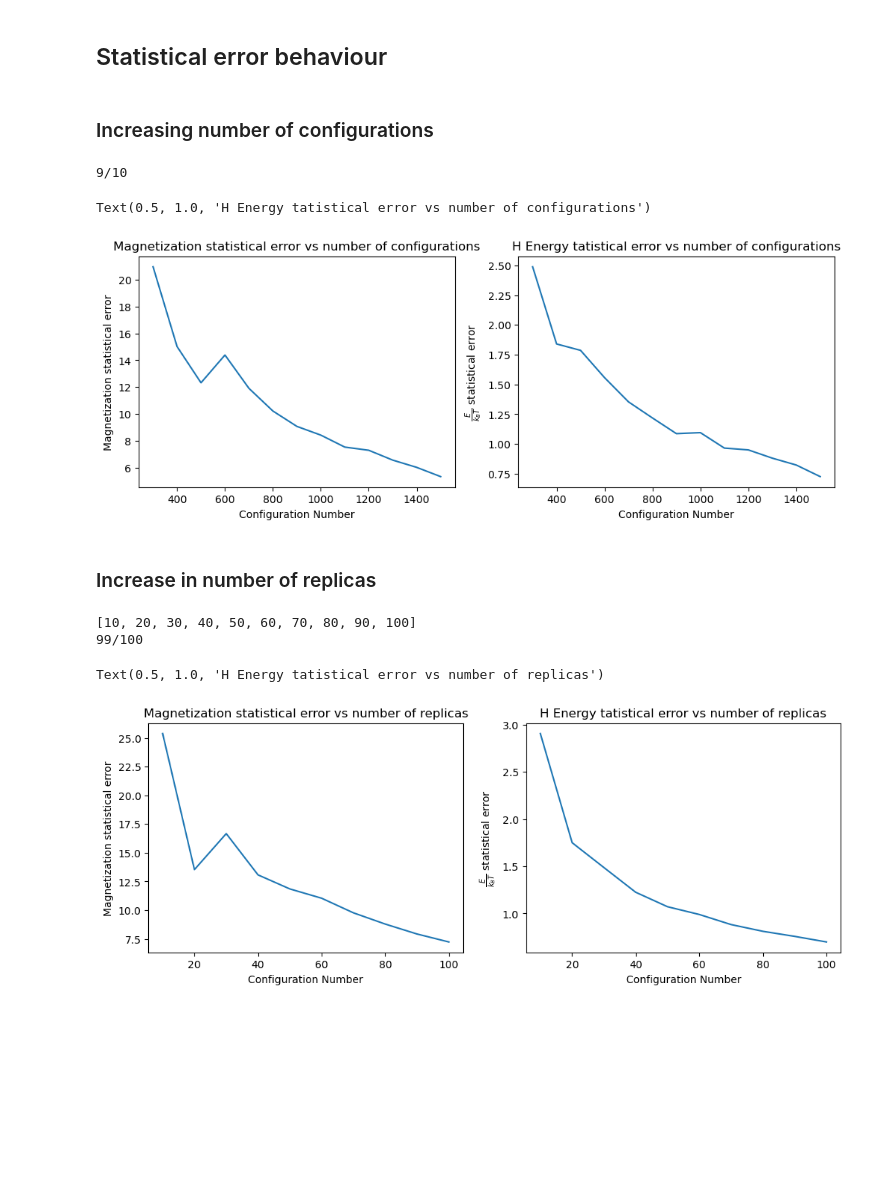
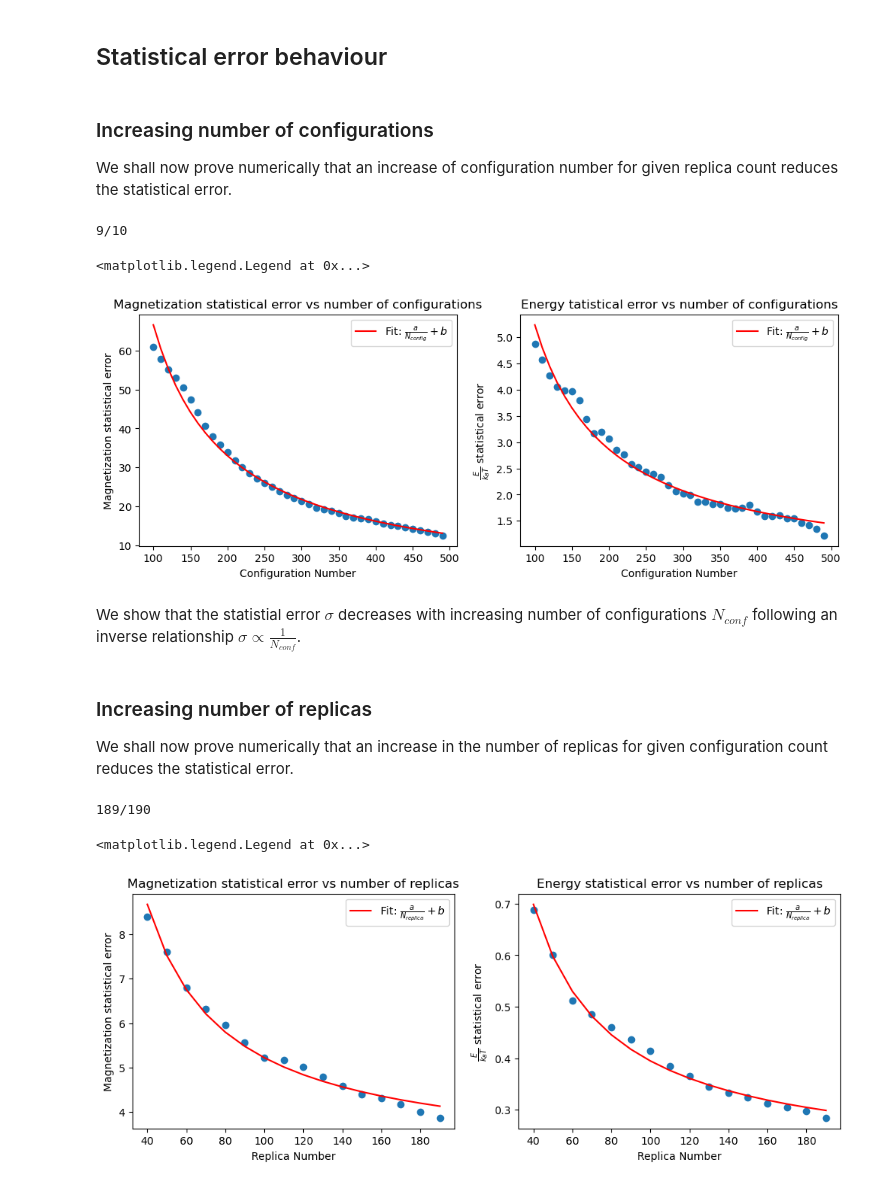
Before and after one commit to Quanta-Dan/comp_phys, a Jupyter notebook: ising.ipynb, the cells around one changed output. Drawn from its saved outputs; the diff is of its cells as text; code cells hidden in the pictures; blank space fills up the shorter version.

```diff
--- a/ising.ipynb
+++ b/ising.ipynb
@@ -247,6 +300,8 @@ plt.legend()
 # %% [markdown]
 ## Statistical error behaviour
-# %% [markdown]
-### Increasing number of configurations
+# %% [markdown]
+### Increasing number of configurations
+
+We shall now prove numerically that an increase of configuration number for given replica count reduces the statistical error.
 # %%
 replica_count = 10
@@ -291,34 +346,54 @@ for j,config_number in enumerate(config_number_list):
     errors_array[1,j] = error_energy
 # %% [output]
 9/10
+# %%
+from scipy.optimize import curve_fit
+def fit_function(x, a,b,c):
+    return a/(x) +c
+
+params, covariance = curve_fit(fit_function, config_number_list, errors_array[0,:], maxfev=10000)
+a,b,c = params
+y_fit_0 = fit_function(config_number_list, a,b,c)
+
+params, covariance = curve_fit(fit_function, config_number_list, errors_array[1,:], maxfev=10000)
+a,b,c = params
+y_fit_1 = fit_function(config_number_list, a,b,c)
 # %%
 fig, axes = plt.subplots(1, 2, figsize=(12, 4))
 
-axes[0].plot(config_number_list, errors_array[0,:])
-axes[1].plot(config_number_list, errors_array[1,:])
+axes[0].scatter(config_number_list, errors_array[0,:])
+axes[0].plot(config_number_list, y_fit_0, color = 'red', label=r'Fit: $\frac{a}{N_{config}}+b$')
+axes[1].scatter(config_number_list, errors_array[1,:])
+axes[1].plot(config_number_list, y_fit_1, color = 'red', label=r'Fit: $\frac{a}{N_{config}}+b$')
 axes[0].set_xlabel('Configuration Number')
 axes[0].set_ylabel('Magnetization statistical error')
 axes[0].set_title('Magnetization statistical error vs number of configurations')
+axes[0].legend()
 
 axes[1].set_xlabel('Configuration Number')
 axes[1].set_ylabel(r'$\frac{E}{k_B T}$ statistical error')
 axes[1].set_title('Energy tatistical error vs number of configurations')
+axes[1].legend()
 # %% [output]
-Text(0.5, 1.0, 'H Energy tatistical error vs number of configurations')
+<matplotlib.legend.Legend at 0x...>
-[figure, old version]
+[figure, new version]
-# %% [markdown]
-### Increase in number of replicas
+# %% [markdown]
+We show that the statistial error $\sigma$ decreases with increasing number of configurations $N_{conf}$ following an inverse relationship $\sigma \propto \frac{1}{N_{conf}}$.
+# %% [markdown]
+### Increasing number of replicas
+
+
+We shall now prove numerically that an increase in the number of replicas for given configuration count reduces the statistical error.
 # %%
-config_number = 250
-replica_count_list = list(range(10, 101, 10))
-print(replica_count_list)
+config_number = 100
+replica_count_list = list(range(40, 200, 10))
 errors_array = np.zeros((2,len(replica_count_list)))
 for j,replica_count in enumerate(replica_count_list):
     magnetization_replicas = []
     energy_replicas = []
     for i in range (replica_count):
         print(f'{i}/{replica_count}', end='\r')
-        magnetization_history, energy_history = metropolis_algorithm(20,2,0.43,0.01, i,config_number,"hot")
+        magnetization_history, energy_history = metropolis_algorithm(10,2,0.43,0.01, i,config_number,"hot")
         magnetization_replicas.append(magnetization_history)
         energy_replicas.append(energy_history)
 
@@ -351,20 +426,34 @@ for j,replica_count in enumerate(replica_count_list):
     errors_array[0,j] = error_magnetization
     errors_array[1,j] = error_energy
 # %% [output]
-[10, 20, 30, 40, 50, 60, 70, 80, 90, 100]
-99/100
+189/190
+# %%
+from scipy.optimize import curve_fit
+def fit_function(x, a,b,c):
+    return a/(x) +c
+
+params, covariance = curve_fit(fit_function, replica_count_list, errors_array[0,:], maxfev=10000)
+a,b,c = params
+y_fit_0 = fit_function(replica_count_list, a,b,c)
+
+params, covariance = curve_fit(fit_function, replica_count_list, errors_array[1,:], maxfev=10000)
+a,b,c = params
+y_fit_1 = fit_function(replica_count_list, a,b,c)
 # %%
 fig, axes = plt.subplots(1, 2, figsize=(12, 4))
 
-axes[0].plot(replica_count_list, errors_array[0,:])
-axes[1].plot(replica_count_list, errors_array[1,:])
-axes[0].set_xlabel('Configuration Number')
+axes[0].scatter(replica_count_list, errors_array[0,:])
+axes[0].plot(replica_count_list, y_fit_0, color = 'red', label=r'Fit: $\frac{a}{N_{replica}}+b$')
+axes[1].scatter(replica_count_list, errors_array[1,:])
+axes[1].plot(replica_count_list, y_fit_1, color = 'red', label=r'Fit: $\frac{a}{N_{replica}}+b$')
+axes[0].set_xlabel('Replica Number')
 axes[0].set_ylabel('Magnetization statistical error')
 axes[0].set_title('Magnetization statistical error vs number of replicas')
-
-axes[1].set_xlabel('Configuration Number')
+axes[0].legend()
+axes[1].set_xlabel('Replica Number')
 axes[1].set_ylabel(r'$\frac{E}{k_B T}$ statistical error')
 axes[1].set_title('Energy statistical error vs number of replicas')
+axes[1].legend()
 # %% [output]
-Text(0.5, 1.0, 'H Energy tatistical error vs number of replicas')
+<matplotlib.legend.Legend at 0x...>
-[figure, old version]
+[figure, new version]
```
Also changed, not shown: parts of 29 cells of this notebook, 2 other files.
